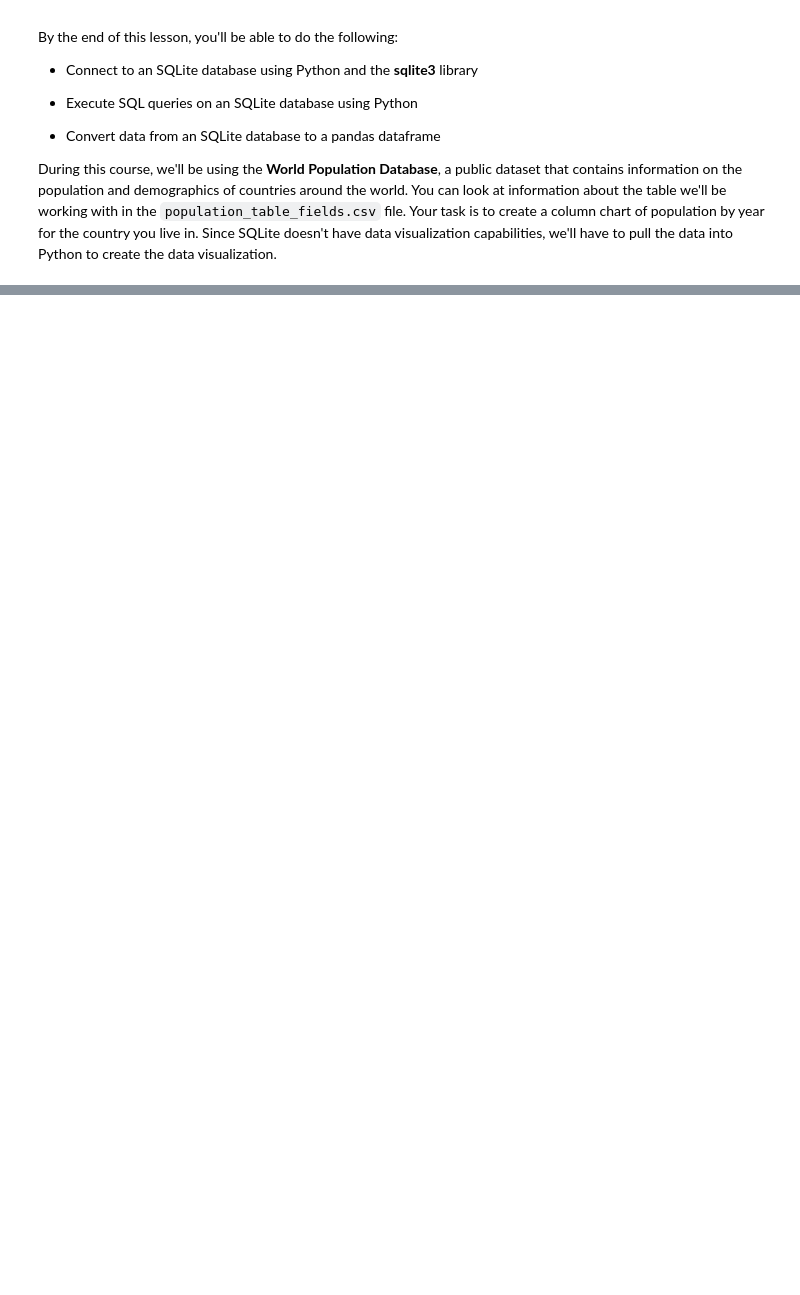
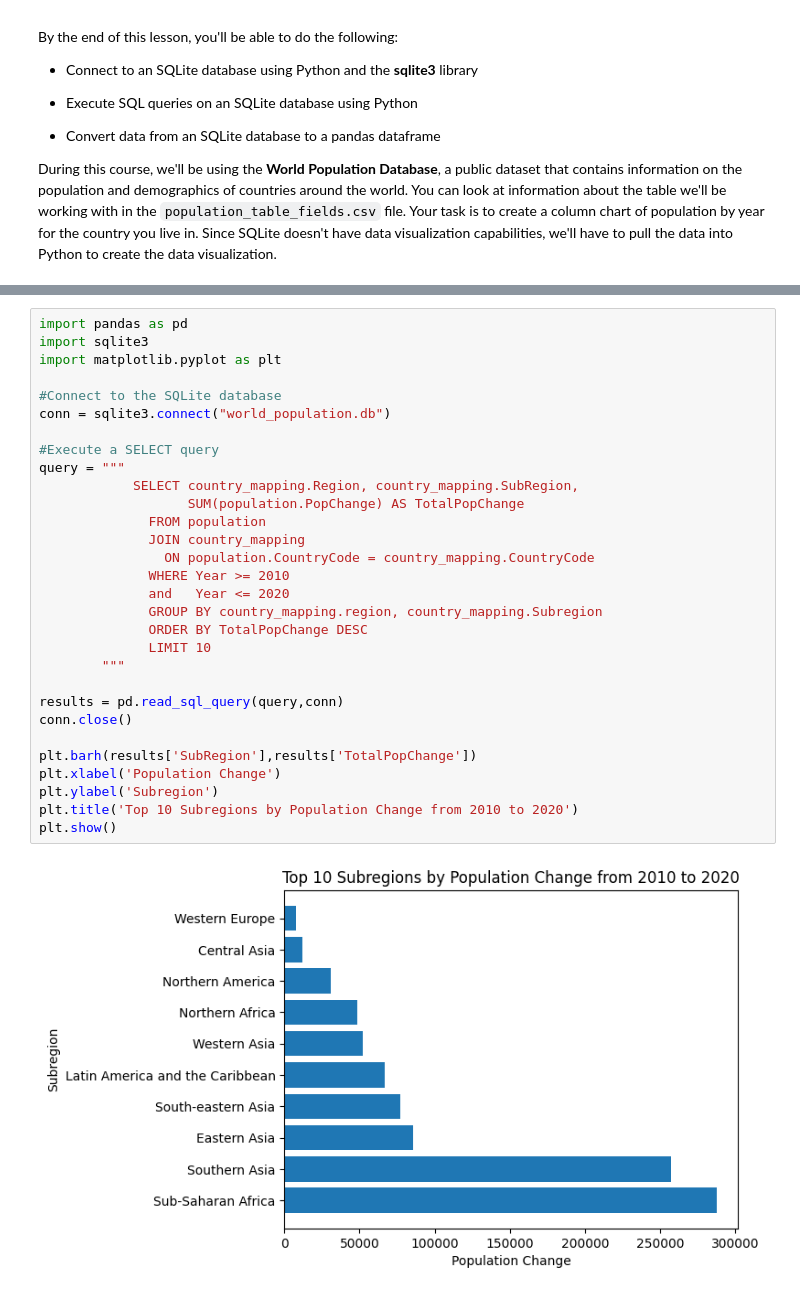
Before and after one commit to TomazFilgueira/Dq_Datascientist, a Jupyter notebook: 5 - Working with Datasources using SQL/5.4 - Querying Databases with SQL and Python/5.4 - SQL+Python.ipynb, the cells around one changed output, grey strips where cells are left out. Saved outputs shown, nothing was run; the diff lists cells and outputs as text; blank space fills up the shorter version.

```diff
--- a/5 - Working with Datasources using SQL/5.4 - Querying Databases with SQL and Python/5.4 - SQL+Python.ipynb
+++ b/5 - Working with Datasources using SQL/5.4 - Querying Databases with SQL and Python/5.4 - SQL+Python.ipynb
@@ -14,0 +266,32 @@ During this course, we'll be using the **World Population Database**, a public d
+# %%
+import pandas as pd
+import sqlite3
+import matplotlib.pyplot as plt
+
+#Connect to the SQLite database
+conn = sqlite3.connect("world_population.db")
+
+#Execute a SELECT query
+query = """
+            SELECT country_mapping.Region, country_mapping.SubRegion,
+                   SUM(population.PopChange) AS TotalPopChange
+              FROM population
+              JOIN country_mapping
+                ON population.CountryCode = country_mapping.CountryCode
+              WHERE Year >= 2010
+              and   Year <= 2020
+              GROUP BY country_mapping.region, country_mapping.Subregion
+              ORDER BY TotalPopChange DESC
+              LIMIT 10
+        """
+
+results = pd.read_sql_query(query,conn)
+conn.close()
+
+plt.barh(results['SubRegion'],results['TotalPopChange'])
+plt.xlabel('Population Change')
+plt.ylabel('Subregion')
+plt.title('Top 10 Subregions by Population Change from 2010 to 2020')
+plt.show()
+# %% [output]
+[figure, added]
```
Also changed, not shown: parts of 9 cells of this notebook, 1 other file.
